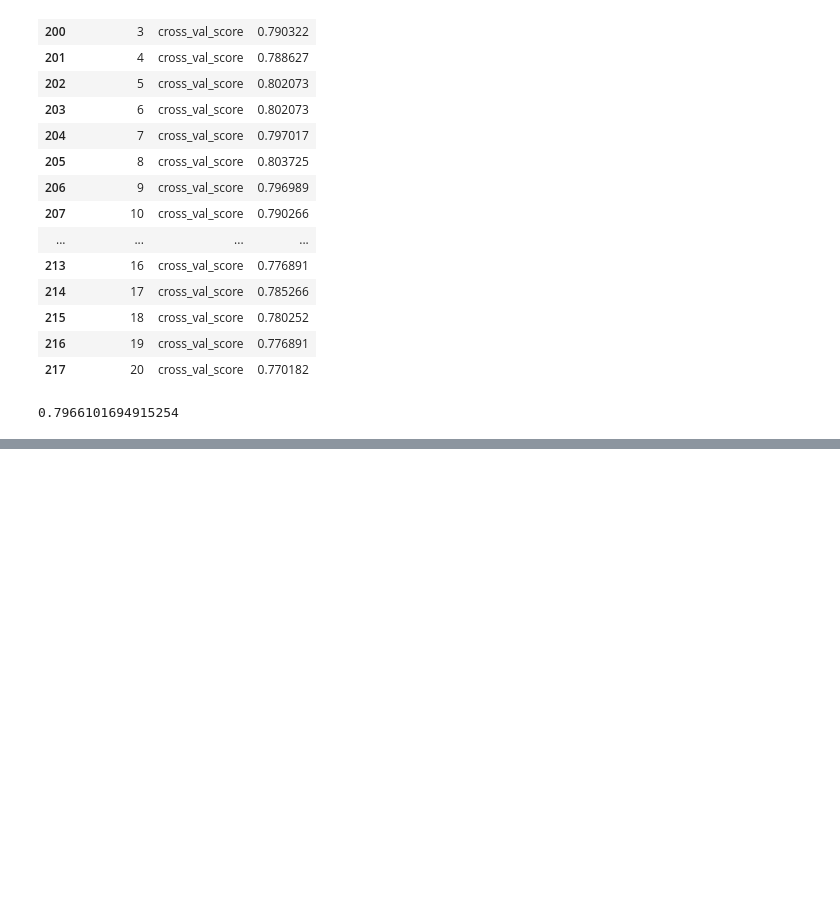
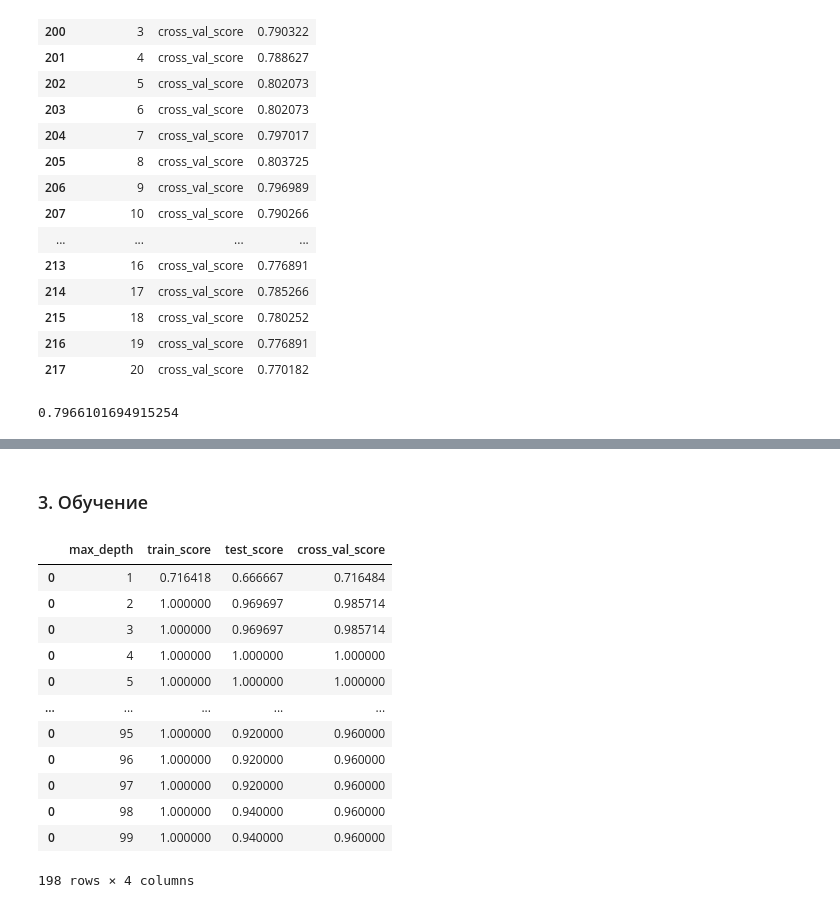
Before and after one commit to FlameDanita/DS-ML_courses, a Jupyter notebook: Введение в Data Science и машинное обучение/2. Решающие деревья/2.4 Обучение, переобучение, недообучение и кросвалидация.ipynb, the cells around one changed output, grey strips where cells are left out. Saved outputs shown, nothing was run; the diff lists cells and outputs as text; code cells hidden in the pictures; blank space fills up the shorter version.

```diff
--- a/Введение в Data Science и машинное обучение/2. Решающие деревья/2.4 Обучение, переобучение, недообучение и кросвалидация.ipynb
+++ b/Введение в Data Science и машинное обучение/2. Решающие деревья/2.4 Обучение, переобучение, недообучение и кросвалидация.ipynb
@@ -170,0 +224,2 @@ cross_val_score(clf, X_test, y_test, cv=5).mean()
+# %% [markdown]
+### 3. Обучение
@@ -170,0 +252,16 @@ cross_val_score(clf, X_test, y_test, cv=5).mean()
+# %%
+scores_data
+# %% [output]
+|  | max_depth | train_score | test_score | cross_val_score |
+| 0 | 1 | 0.716418 | 0.666667 | 0.716484 |
+| 0 | 2 | 1.000000 | 0.969697 | 0.985714 |
+| 0 | 3 | 1.000000 | 0.969697 | 0.985714 |
+| 0 | 4 | 1.000000 | 1.000000 | 1.000000 |
+| 0 | 5 | 1.000000 | 1.000000 | 1.000000 |
+| ... | ... | ... | ... | ... |
+| 0 | 95 | 1.000000 | 0.920000 | 0.960000 |
+| 0 | 96 | 1.000000 | 0.920000 | 0.960000 |
+| 0 | 97 | 1.000000 | 0.920000 | 0.960000 |
+| 0 | 98 | 1.000000 | 0.940000 | 0.960000 |
+| 0 | 99 | 1.000000 | 0.940000 | 0.960000 |
+198 rows × 4 columns
```
Also changed, not shown: parts of 14 cells of this notebook, 3 other files.
